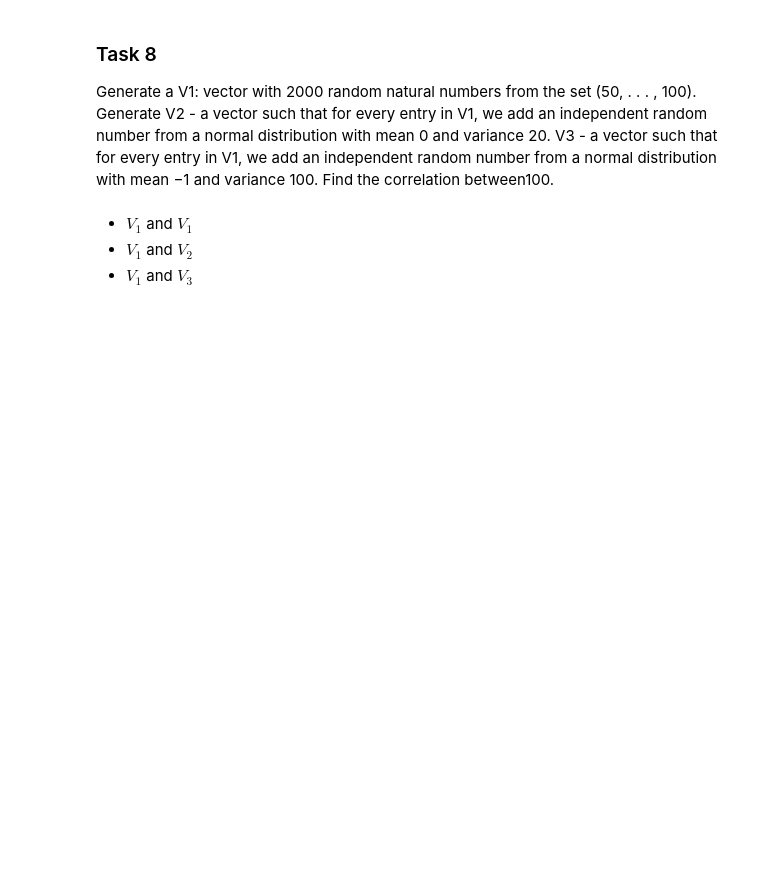
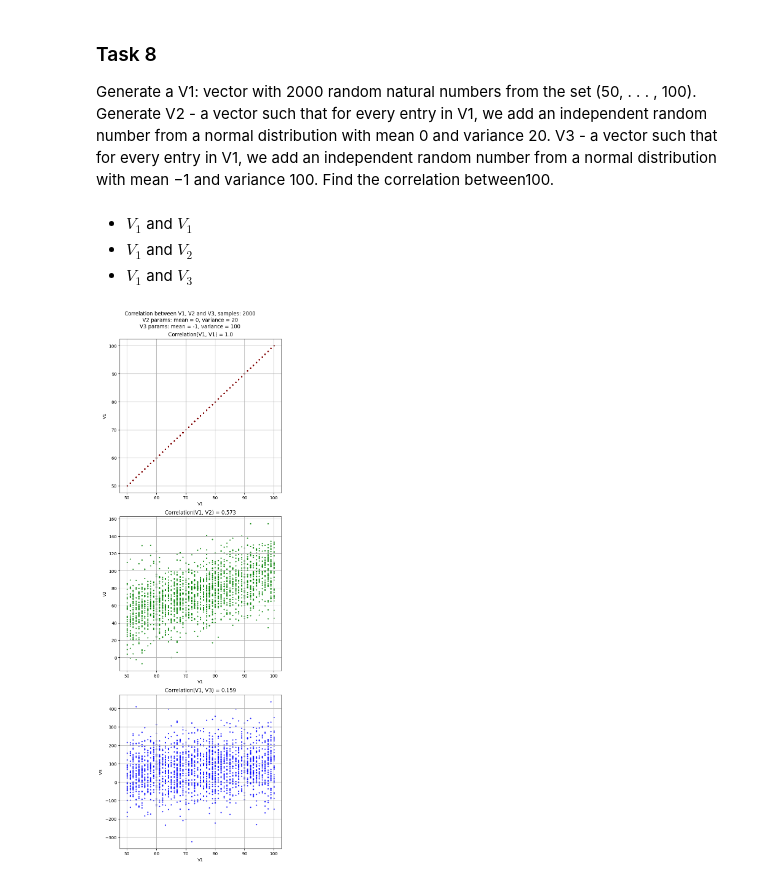
Before and after one commit to Yolonek/BigDataAlgorithms, a Jupyter notebook: List1/List1_Solved.ipynb, the cells around one changed output. Drawn from its saved outputs; the diff is of its cells as text; code cells hidden in the pictures; blank space fills up the shorter version.

```diff
--- a/List1/List1_Solved.ipynb
+++ b/List1/List1_Solved.ipynb
@@ -345,16 +345,19 @@ V1 = np.random.choice(range(50, 101), size=vector_length)
 V2 = V1 + np.random.normal(loc=mean2, scale=var2, size=vector_length)
 V3 = V1 + np.random.normal(loc=mean3, scale=var3, size=vector_length)
 # %%
-figure4, axes4 = plt.subplots(1, 3, layout='constrained')
+figure4, axes4 = plt.subplots(3, 1, layout='constrained')
 for index, V in enumerate([V1, V2, V3]):
     v_name = f'V{index + 1}'
     corr_v1 = round(np.corrcoef(V1, V)[0, 1], 3)
     axes4[index].scatter(V1, V, label=f'cor(V1, V{v_name})',
                         color=colors[index], s=4, alpha=0.8)
     axes4[index].set(xlabel='V1', ylabel=v_name,
                     title=f'Correlation(V1, {v_name}) = {corr_v1}')
     axes4[index].grid()
 title = f'Correlation between V1, V2 and V3, samples: {vector_length}\n' \
         f'V2 params: mean = {mean2}, variance = {var2}\n' \
         f'V3 params: mean = {mean3}, variance = {var3}'
-figure.suptitle(title)
+figure4.suptitle(title)
+figure4.set_size_inches(6, 18)
+# %% [output]
+[figure, added]
```
Also changed, not shown: parts of 12 cells of this notebook.
